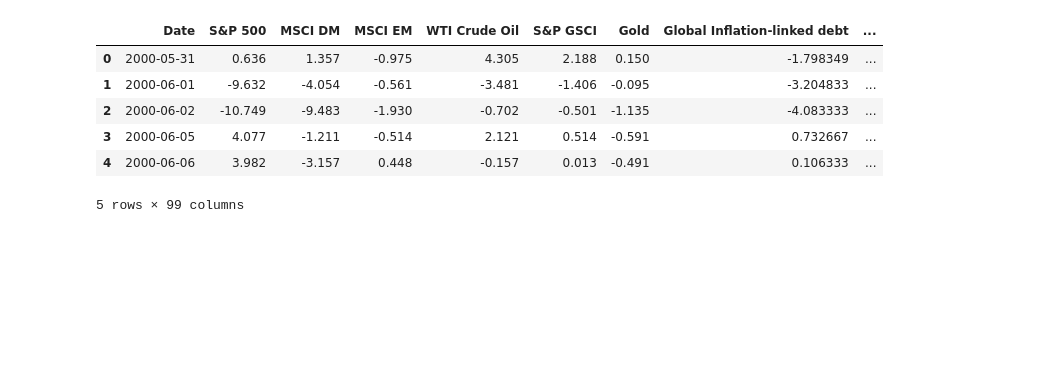
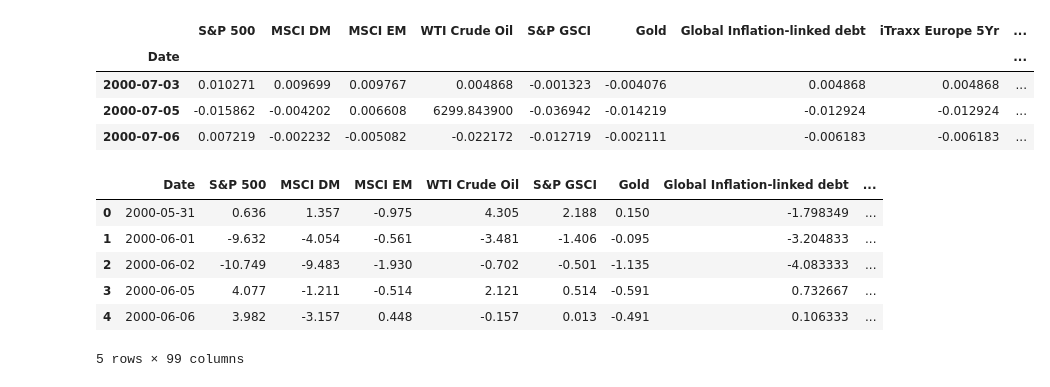
Before and after one commit to JBaldys/APlusBernstein-Project, a Jupyter notebook: notebooks/missing.ipynb, the cells around one changed output. Drawn from its saved outputs; the diff is of its cells as text; code cells hidden in the pictures; blank space fills up the shorter version.

```diff
--- a/notebooks/missing.ipynb
+++ b/notebooks/missing.ipynb
@@ -55,8 +36,10 @@ for idx, sc in enumerate(sc_group["Subcategory"]):
     if sc not in ["Policy Uncertainty", "Sentiment", "Inflation"]:
         cols = sc_group["Variable"][idx]
         df_sc = factors.loc[:, cols]
-        mean_returns = df_sc.apply(lag_return).mean(axis=1)
+        mean_returns = df_sc.pct_change(fill_method=None).mean(axis=1)
         for col in cols:
             df_col = impute_col(df_sc, col, mean_returns)
             dfs.append(df_col)
+# %%
+df = pd.concat(dfs, axis=1)
 # %%
@@ -76 +59,9 @@ VIX
 Length: 97, dtype: int64
+# %%
+def replace_inf(df: pd.DataFrame, factor: int = 3) -> pd.DataFrame:
+    def replace_inf_col(col):
+        m = np.max(col[~np.isinf(col)])
+        return col.replace([np.inf, -np.inf], m * factor)
+    return df.apply(replace_inf_col, axis=0)
+
+df = replace_inf(df)
@@ -77,3 +166,12 @@ Length: 97, dtype: int64
+# %%
+test_after = df.iloc[24:27][cols]
+test_after
+# %% [output]
+|  | S&P 500 | MSCI DM | MSCI EM | WTI Crude Oil | S&P GSCI | Gold | Global Inflation-linked debt | iTraxx Europe 5Yr | ... |
+| Date |  |  |  |  |  |  |  |  | ... |
+| 2000-07-03 | 0.010271 | 0.009699 | 0.009767 | 0.004868 | -0.001323 | -0.004076 | 0.004868 | 0.004868 | ... |
+| 2000-07-05 | -0.015862 | -0.004202 | 0.006608 | 6299.843900 | -0.036942 | -0.014219 | -0.012924 | -0.012924 | ... |
+| 2000-07-06 | 0.007219 | -0.002232 | -0.005082 | -0.022172 | -0.012719 | -0.002111 | -0.006183 | -0.006183 | ... |
 # %%
 # drop first and last row (not in targets)
 df_all = pd.concat(dfs, axis=1).reset_index().replace([-np.inf, np.inf], np.nan)
```
Also changed, not shown: parts of 12 cells of this notebook, 8 other files.
